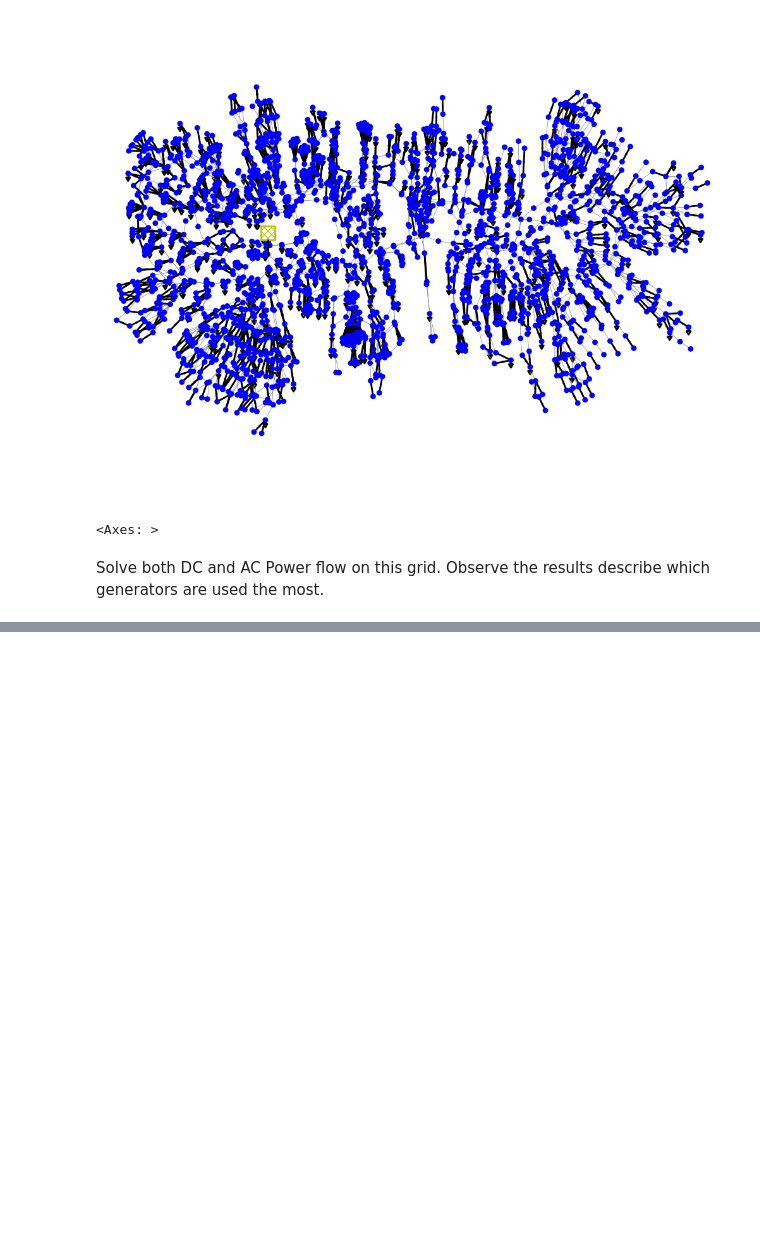
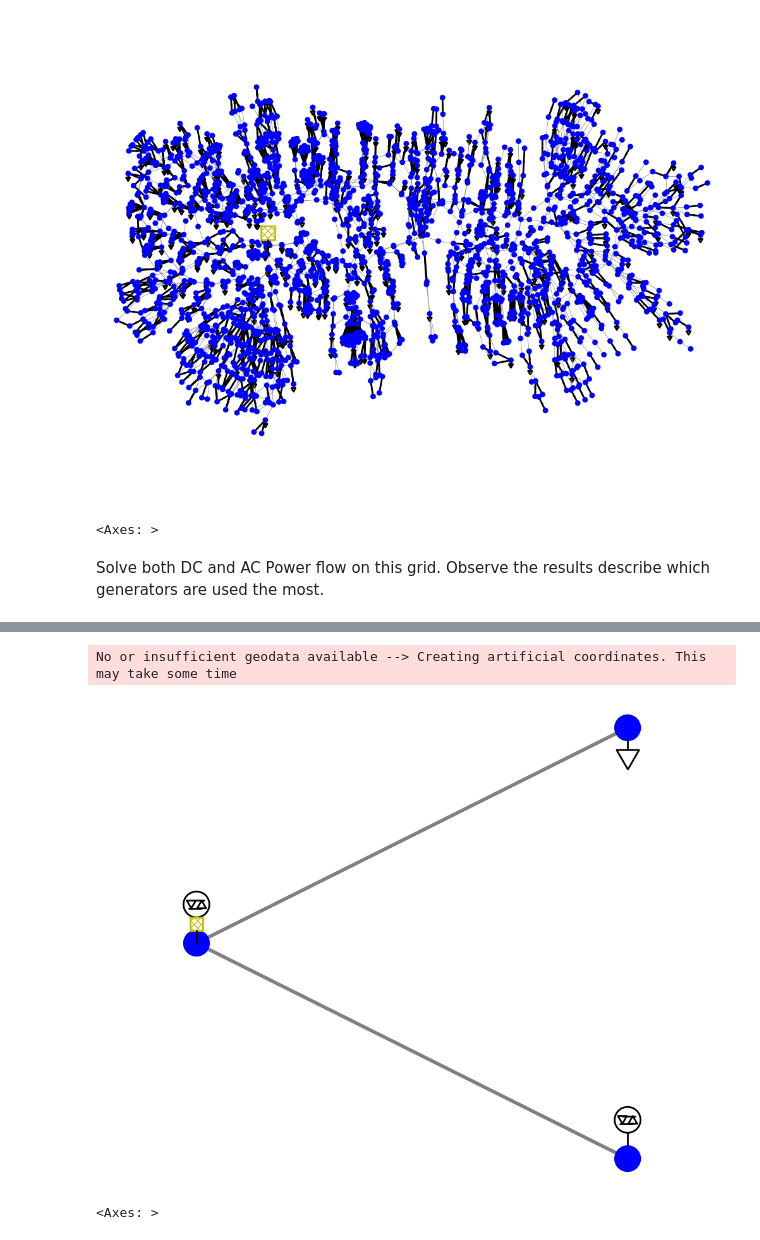
Before and after one commit to PSALOxford/intro_pandapower, a Jupyter notebook: intro-pandapower.ipynb, the cells around one changed output, grey strips where cells are left out. Cells and saved outputs as stored; diff of their text form; code cells hidden in the pictures; blank space fills up the shorter version.

```diff
--- a/intro-pandapower.ipynb
+++ b/intro-pandapower.ipynb
@@ -545,0 +619,47 @@ Now, let's try to solve a time-series DC OPF problem with coupled energy storage
+# %%
+# Create an empty network
+net4 = pp.create_empty_network()
+
+# Set base values for the per unit system
+base_kV = 110.0 # Base voltage in kV
+base_MV = 100  # Base active power
+
+#Create the buses
+bus1 = pp.create_bus(net4, vn_kv=base_kV, name="Bus 1")
+bus2 = pp.create_bus(net4, vn_kv=base_kV, name="Bus 2")
+bus3 = pp.create_bus(net4, vn_kv=base_kV, name="Bus 3")
+
+#Create External grid (as the slack bus)
+e=pp.create_ext_grid(net4, bus1, min_p_mw=-200, max_p_mw=200)
+
+#Create the generators
+sgen1 = pp.create_sgen(net4, bus=bus1, p_mw=0, q_mvar=0, min_p_mw=0, max_p_mw=110, controllable=False, name="Solar")
+sgen2 = pp.create_sgen(net4, bus=bus2, p_mw=0, q_mvar=0.5*base_MV, min_p_mw=0, max_p_mw=110, controllable=True, name="Gas Generator")
+
+# Add generator costs
+pp.create_poly_cost(net4, element=sgen2, et='sgen', cp1_eur_per_mw=30)
+
+# Create the load
+pp.create_load(net4, bus=bus3, p_mw=2*base_MV, q_mvar=0.5*base_MV, name="Load")
+
+# Add storage to bus 2. We assume it starts out with no charge and can store up to 1 of base power.
+storage_idx = pp.create_storage(net4, bus=bus2, p_mw=0, max_e_mwh=0.5*base_MV, soc_percent=0, min_p_mw=-0.5*base_MV, max_p_mw=0.5*base_MV, controllable=True)
+
+# Line setup
+z_base = base_kV**2 / base_MV  # in Ohms
+r_ohm = 0.001*z_base
+x_ohm = 0.01*z_base
+length_km = 1  # nominal length
+
+# Create the specific line used in Example 4
+example4_line = {"r_ohm_per_km": r_ohm, "x_ohm_per_km": x_ohm, "c_nf_per_km": 10, "max_i_ka": 0.4, "type": "cs"}
+pp.create_std_type(net4, name="example4_line", data=example4_line, element="line")
+pp.create_line(net4, from_bus=bus1, to_bus=bus2, length_km=length_km, std_type="example4_line", name="line12")
+pp.create_line(net4, from_bus=bus1, to_bus=bus3, length_km=length_km, std_type="example4_line", name="line13")
+
+#Show the Example 4 grid
+plot.simple_plot(net4, show_plot=True, plot_loads=True, plot_sgens=True, sgen_size =3, load_size=3, line_width=4, bus_size=3)
+# %% [output]
+No or insufficient geodata available --> Creating artificial coordinates. This may take some time
+[figure, added]
+<Axes: >
```
Also changed, not shown: parts of 20 cells of this notebook, 1 other file.
